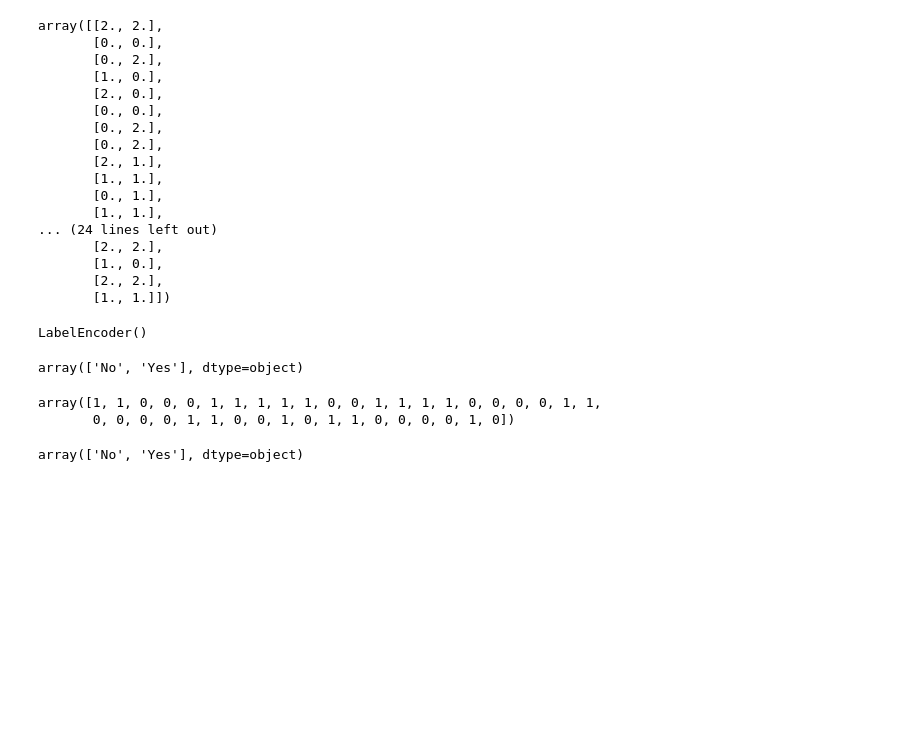
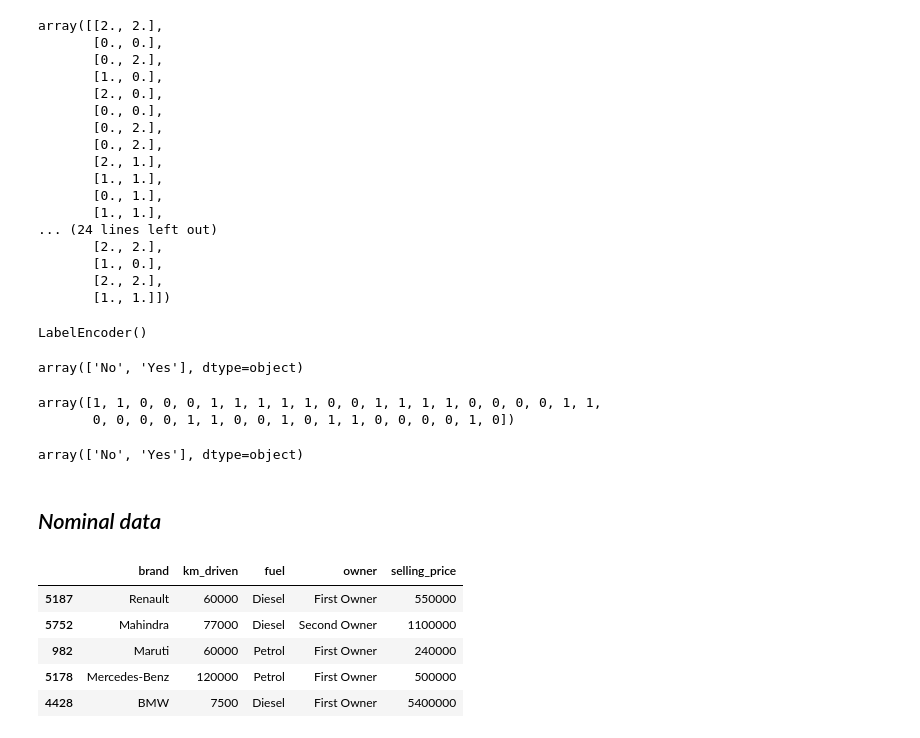
Before and after one commit to Raghavisgeek/100-days-of-ml-campusx, a Jupyter notebook: feature_engineering/feature transformation/encoding_categorical_data.ipynb, the cells around one changed output. Drawn from its saved outputs; the diff is of its cells as text; code cells hidden in the pictures; blank space fills up the shorter version.

```diff
--- a/feature_engineering/feature transformation/encoding_categorical_data.ipynb
+++ b/feature_engineering/feature transformation/encoding_categorical_data.ipynb
@@ -96,3 +96,5 @@ array([1, 1, 0, 0, 0, 1, 1, 1, 1, 1, 0, 0, 1, 1, 1, 1, 0, 0, 0, 0, 1, 1,
 le.classes_
 # %% [output]
 array(['No', 'Yes'], dtype=object)
+# %% [markdown]
+## *Nominal data*
@@ -98,0 +107,9 @@ array(['No', 'Yes'], dtype=object)
+# %%
+df.sample(5)
+# %% [output]
+|  | brand | km_driven | fuel | owner | selling_price |
+| 5187 | Renault | 60000 | Diesel | First Owner | 550000 |
+| 5752 | Mahindra | 77000 | Diesel | Second Owner | 1100000 |
+| 982 | Maruti | 60000 | Petrol | First Owner | 240000 |
+| 5178 | Mercedes-Benz | 120000 | Petrol | First Owner | 500000 |
+| 4428 | BMW | 7500 | Diesel | First Owner | 5400000 |
```
Also changed, not shown: parts of 18 cells of this notebook, 2 other files.
